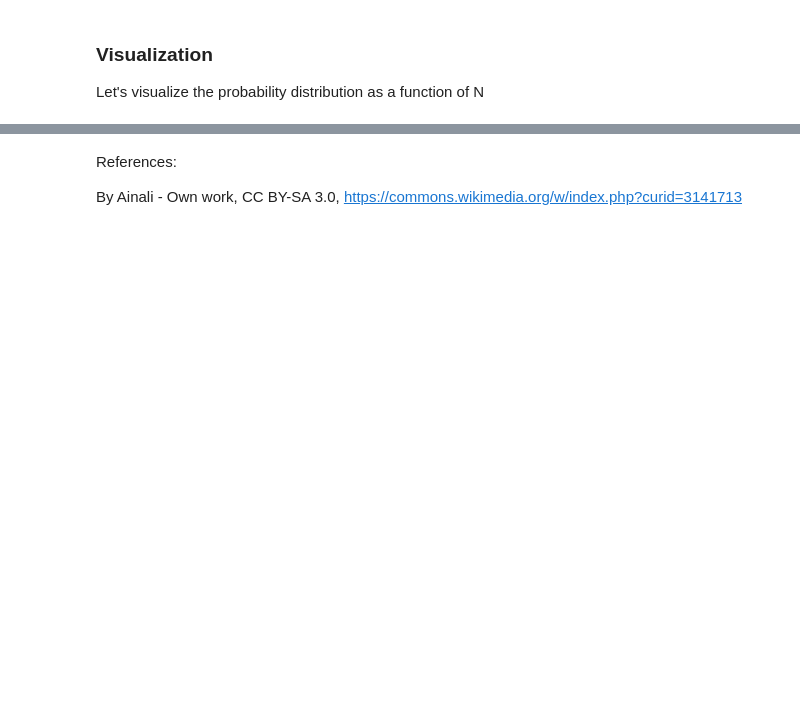
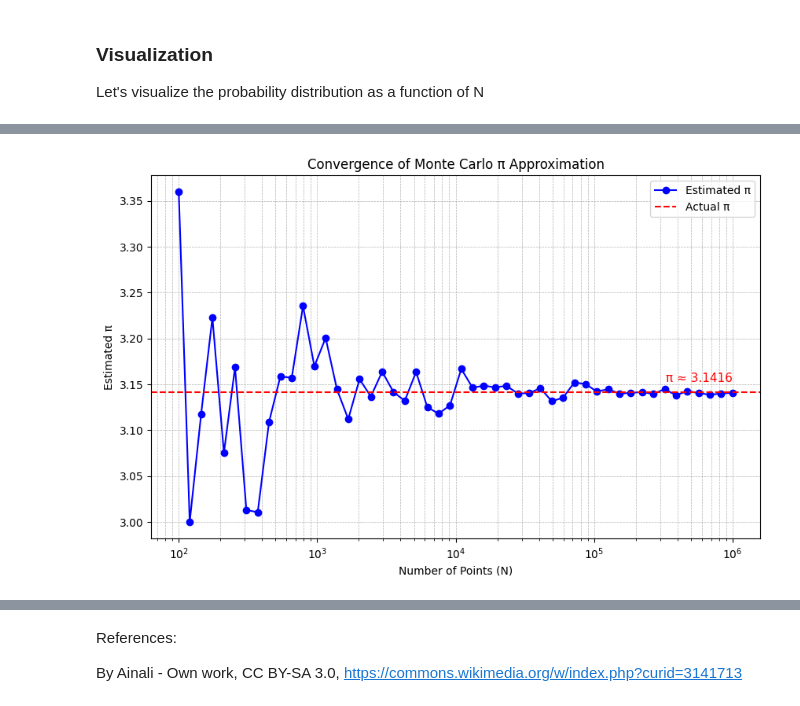
Before and after one commit to animesh-chouhan/fifty-challenging-problems-in-probability, a Jupyter notebook: probability.ipynb, the cells around one changed output, grey strips where cells are left out. Saved outputs shown, nothing was run; the diff lists cells and outputs as text; code cells hidden in the pictures; blank space fills up the shorter version.

```diff
--- a/probability.ipynb
+++ b/probability.ipynb
@@ -274,0 +409,32 @@ where:
+# %%
+import numpy as np
+import matplotlib.pyplot as plt
+
+# Define the range of N values (powers of 10)
+np.random.seed(69)
+N_values = np.logspace(2, 6, dtype=int)  # From 10 to 1,000,000
+
+pi_estimates = []  # Store estimated π values
+
+# Monte Carlo simulation for different N values
+for N in N_values:
+    x = np.random.uniform(0, 1, N)
+    y = np.random.uniform(0, 1, N)
+    inside_circle = np.sum(x**2 + y**2 <= 1)
+    pi_estimate = 4 * inside_circle / N
+    pi_estimates.append(pi_estimate)
+
+# Plot convergence of π
+plt.figure(figsize=(10, 6))
+plt.plot(N_values, pi_estimates, marker='o', linestyle='-', color='blue', label="Estimated π")
+plt.axhline(y=np.pi, color='red', linestyle="--", label="Actual π")
+plt.xscale('log')  # Log scale for better visualization
+plt.text(N_values[-1], 3.15, "π ≈ 3.1416", color="red", fontsize=11, verticalalignment="bottom", horizontalalignment="right")
+plt.xlabel("Number of Points (N)")
+plt.ylabel("Estimated π")
+plt.title("Convergence of Monte Carlo π Approximation")
+plt.legend()
+plt.grid(True, which="both", linestyle="--", linewidth=0.5)
+plt.show()
+# %% [output]
+[figure, added]
```
Also changed, not shown: parts of 13 cells of this notebook, 1 other file.
